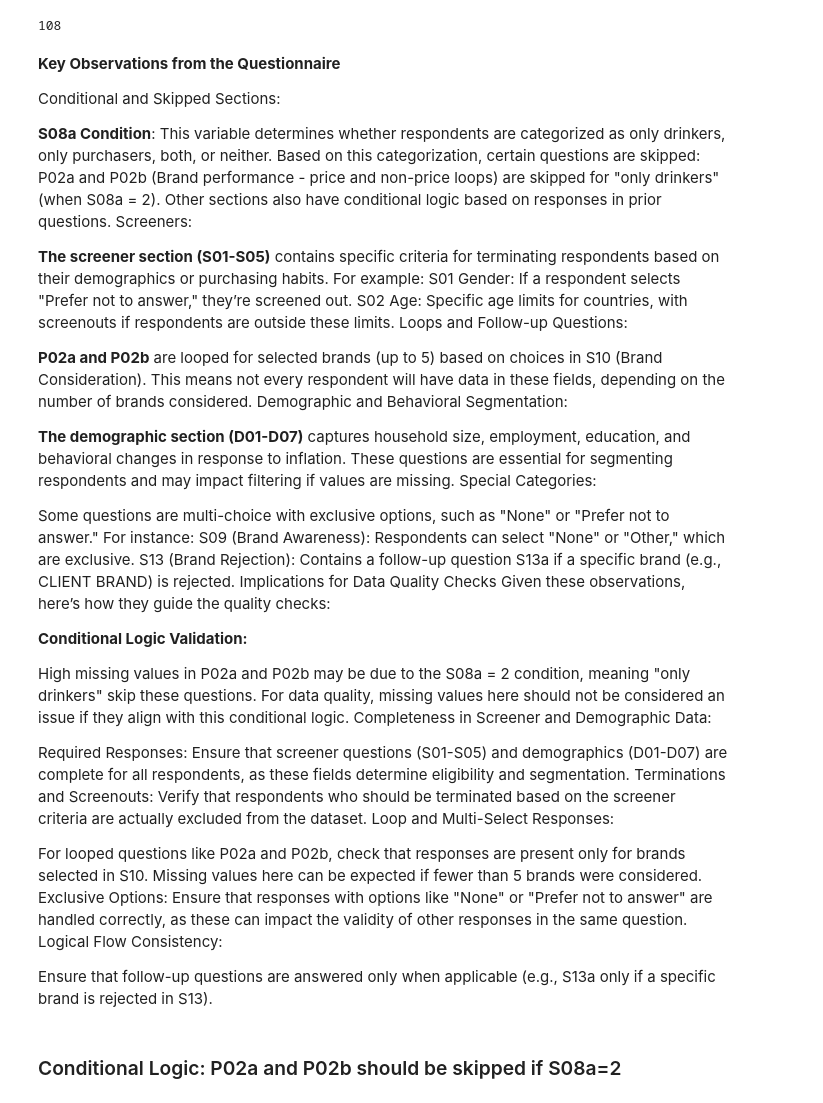
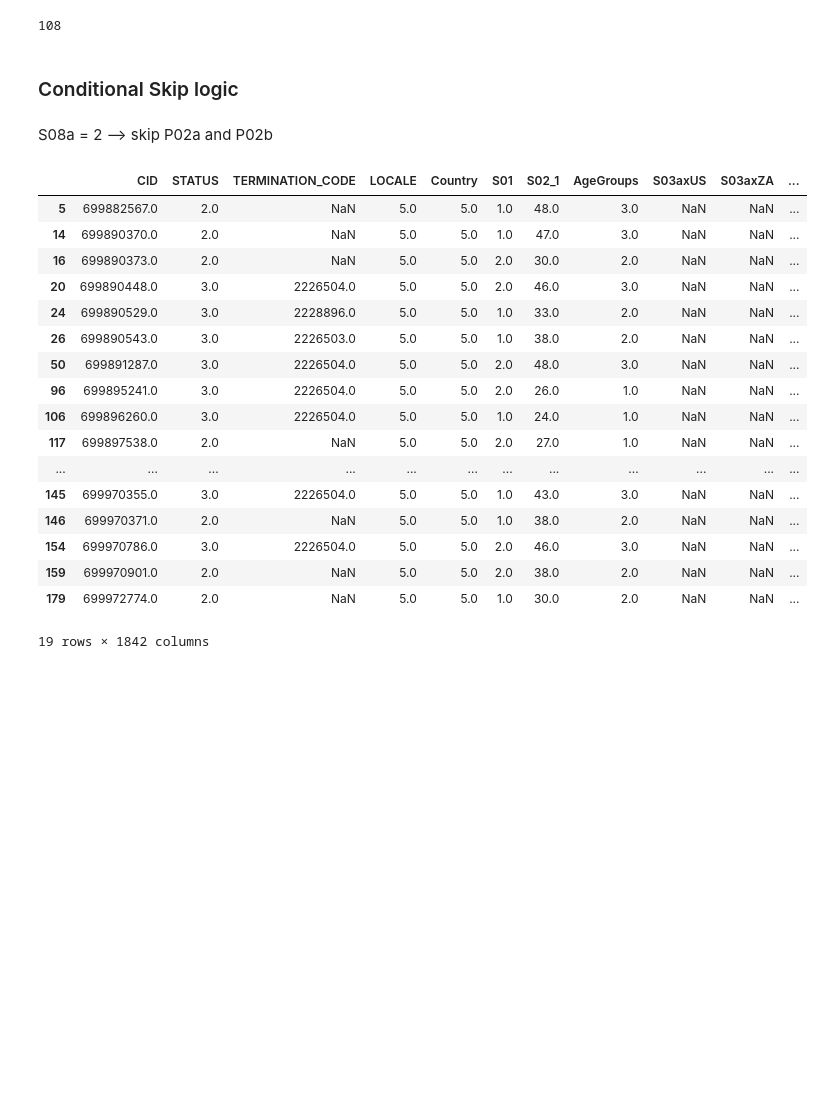
Before and after one commit to adrianacupp/conjoint_analysis, a Jupyter notebook: ExerciseAdriana/cuppuleri_part2.ipynb, the cells around one changed output. Cells and saved outputs as stored; diff of their text form; code cells hidden in the pictures; blank space fills up the shorter version.

```diff
--- a/ExerciseAdriana/cuppuleri_part2.ipynb
+++ b/ExerciseAdriana/cuppuleri_part2.ipynb
@@ -159,46 +187,7 @@ missing_percentage[missing_percentage.index.str.startswith('P02b')].count()
 missing_percentage[missing_percentage.index.str.startswith('P02a')].count()
 # %% [output]
 108
-# %% [markdown]
-**Key Observations from the Questionnaire**
-
-Conditional and Skipped Sections:
-
-**S08a Condition**: This variable determines whether respondents are categorized as only drinkers, only purchasers, both, or neither. Based on this categorization, certain questions are skipped:
-P02a and P02b (Brand performance - price and non-price loops) are skipped for "only drinkers" (when S08a = 2).
-Other sections also have conditional logic based on responses in prior questions.
-Screeners:
-
-**The screener section (S01-S05)** contains specific criteria for terminating respondents based on their demographics or purchasing habits. For example:
-S01 Gender: If a respondent selects "Prefer not to answer," they’re screened out.
-S02 Age: Specific age limits for countries, with screenouts if respondents are outside these limits.
-Loops and Follow-up Questions:
-
-**P02a and P02b** are looped for selected brands (up to 5) based on choices in S10 (Brand Consideration). This means not every respondent will have data in these fields, depending on the number of brands considered.
-Demographic and Behavioral Segmentation:
-
-**The demographic section (D01-D07)** captures household size, employment, education, and behavioral changes in response to inflation. These questions are essential for segmenting respondents and may impact filtering if values are missing.
-Special Categories:
-
-Some questions are multi-choice with exclusive options, such as "None" or "Prefer not to answer." For instance:
-S09 (Brand Awareness): Respondents can select "None" or "Other," which are exclusive.
-S13 (Brand Rejection): Contains a follow-up question S13a if a specific brand (e.g., CLIENT BRAND) is rejected.
-Implications for Data Quality Checks
-Given these observations, here’s how they guide the quality checks:
-
-**Conditional Logic Validation:**
-
-High missing values in P02a and P02b may be due to the S08a = 2 condition, meaning "only drinkers" skip these questions. For data quality, missing values here should not be considered an issue if they align with this conditional logic.
-Completeness in Screener and Demographic Data:
-
-Required Responses: Ensure that screener questions (S01-S05) and demographics (D01-D07) are complete for all respondents, as these fields determine eligibility and segmentation.
-Terminations and Screenouts: Verify that respondents who should be terminated based on the screener criteria are actually excluded from the dataset.
-Loop and Multi-Select Responses:
-
-For looped questions like P02a and P02b, check that responses are present only for brands selected in S10. Missing values here can be expected if fewer than 5 brands were considered.
-Exclusive Options: Ensure that responses with options like "None" or "Prefer not to answer" are handled correctly, as these can impact the validity of other responses in the same question.
-Logical Flow Consistency:
-
-Ensure that follow-up questions are answered only when applicable (e.g., S13a only if a specific brand is rejected in S13).
-# %% [markdown]
-### Conditional Logic: P02a and P02b should be skipped if S08a=2
+# %% [markdown]
+### Conditional Skip logic
+# %% [markdown]
+ S08a = 2 --> skip P02a and P02b
@@ -204,0 +198,22 @@ Ensure that follow-up questions are answered only when applicable (e.g., S13a on
+# %%
+s08a_only_drinkers = survey_data[(survey_data['S08a'] == 2)]
+s08a_only_drinkers
+# %% [output]
+|  | CID | STATUS | TERMINATION_CODE | LOCALE | Country | S01 | S02_1 | AgeGroups | S03axUS | S03axZA | ... |
+| 5 | 699882567.0 | 2.0 | NaN | 5.0 | 5.0 | 1.0 | 48.0 | 3.0 | NaN | NaN | ... |
+| 14 | 699890370.0 | 2.0 | NaN | 5.0 | 5.0 | 1.0 | 47.0 | 3.0 | NaN | NaN | ... |
+| 16 | 699890373.0 | 2.0 | NaN | 5.0 | 5.0 | 2.0 | 30.0 | 2.0 | NaN | NaN | ... |
+| 20 | 699890448.0 | 3.0 | 2226504.0 | 5.0 | 5.0 | 2.0 | 46.0 | 3.0 | NaN | NaN | ... |
+| 24 | 699890529.0 | 3.0 | 2228896.0 | 5.0 | 5.0 | 1.0 | 33.0 | 2.0 | NaN | NaN | ... |
+| 26 | 699890543.0 | 3.0 | 2226503.0 | 5.0 | 5.0 | 1.0 | 38.0 | 2.0 | NaN | NaN | ... |
+| 50 | 699891287.0 | 3.0 | 2226504.0 | 5.0 | 5.0 | 2.0 | 48.0 | 3.0 | NaN | NaN | ... |
+| 96 | 699895241.0 | 3.0 | 2226504.0 | 5.0 | 5.0 | 2.0 | 26.0 | 1.0 | NaN | NaN | ... |
+| 106 | 699896260.0 | 3.0 | 2226504.0 | 5.0 | 5.0 | 1.0 | 24.0 | 1.0 | NaN | NaN | ... |
+| 117 | 699897538.0 | 2.0 | NaN | 5.0 | 5.0 | 2.0 | 27.0 | 1.0 | NaN | NaN | ... |
+| ... | ... | ... | ... | ... | ... | ... | ... | ... | ... | ... | ... |
+| 145 | 699970355.0 | 3.0 | 2226504.0 | 5.0 | 5.0 | 1.0 | 43.0 | 3.0 | NaN | NaN | ... |
+| 146 | 699970371.0 | 2.0 | NaN | 5.0 | 5.0 | 1.0 | 38.0 | 2.0 | NaN | NaN | ... |
+| 154 | 699970786.0 | 3.0 | 2226504.0 | 5.0 | 5.0 | 2.0 | 46.0 | 3.0 | NaN | NaN | ... |
+| 159 | 699970901.0 | 2.0 | NaN | 5.0 | 5.0 | 2.0 | 38.0 | 2.0 | NaN | NaN | ... |
+| 179 | 699972774.0 | 2.0 | NaN | 5.0 | 5.0 | 1.0 | 30.0 | 2.0 | NaN | NaN | ... |
+19 rows × 1842 columns
```
Also changed, not shown: parts of 44 cells of this notebook, 3 other files.
